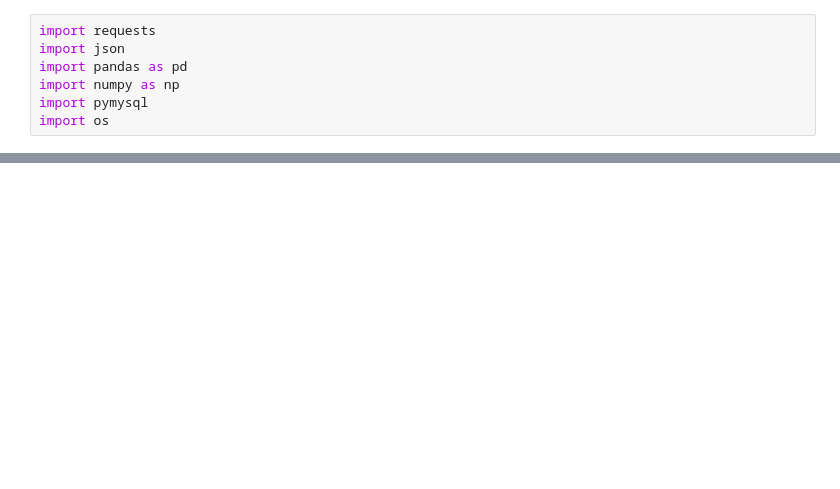
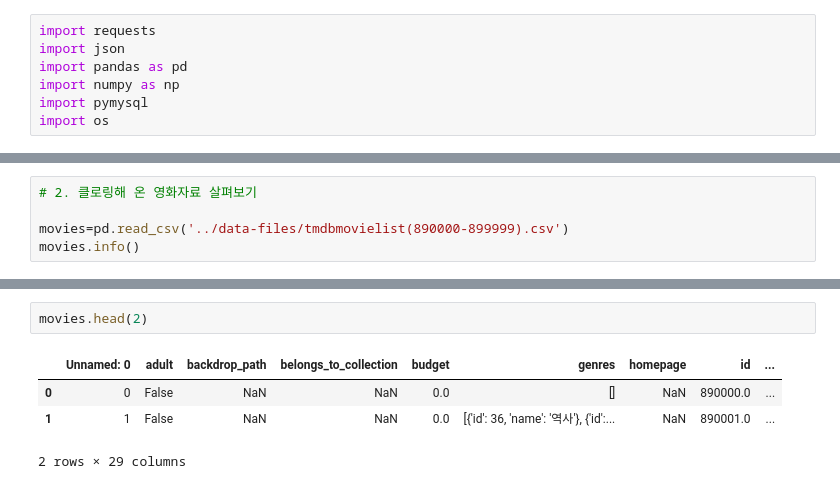
Before and after one commit to seonghun0/project-team3-data, a Jupyter notebook: scripts/team3_data_collection_movie.ipynb, the cells around one changed output, grey strips where cells are left out. Drawn from its saved outputs; the diff is of its cells as text; blank space fills up the shorter version.

```diff
--- a/scripts/team3_data_collection_movie.ipynb
+++ b/scripts/team3_data_collection_movie.ipynb
@@ -27 +28,6 @@ def crawling(idx):
     tmdbmovielist.to_csv("../data-files/tmdbmovielist({0}-{1}).csv".format(start, end), header=True, index=True)
+# %%
+# 2. 클로링해 온 영화자료 살펴보기
+
+movies=pd.read_csv('../data-files/tmdbmovielist(890000-899999).csv')
+movies.info()
@@ -27,0 +52,7 @@ def crawling(idx):
+# %%
+movies.head(2)
+# %% [output]
+|  | Unnamed: 0 | adult | backdrop_path | belongs_to_collection | budget | genres | homepage | id | ... |
+| 0 | 0 | False | NaN | NaN | 0.0 | [] | NaN | 890000.0 | ... |
+| 1 | 1 | False | NaN | NaN | 0.0 | [{'id': 36, 'name': '역사'}, {'id':... | NaN | 890001.0 | ... |
+2 rows × 29 columns
```
Also changed, not shown: parts of 37 cells of this notebook, 8 other files.
